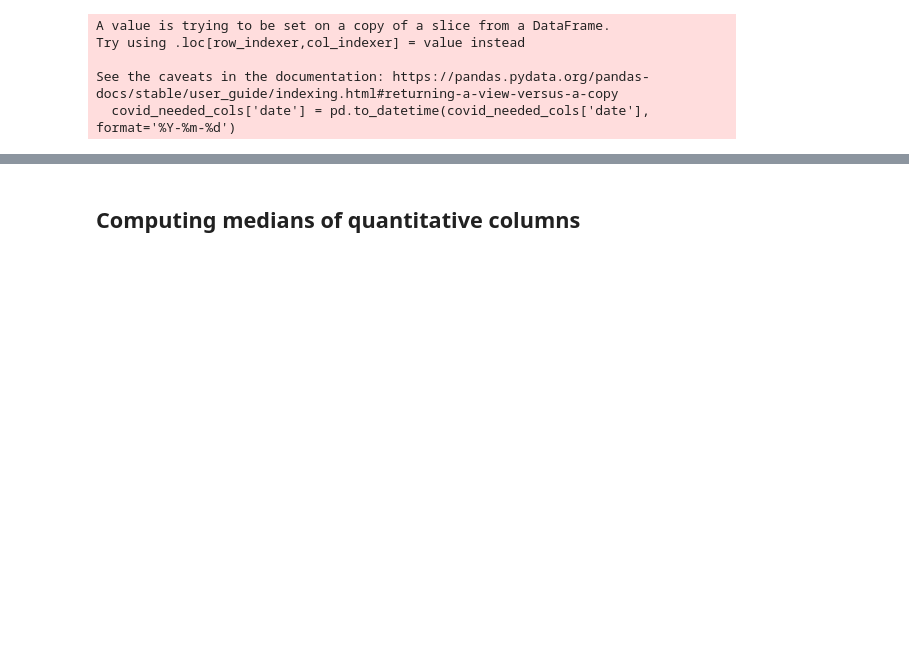
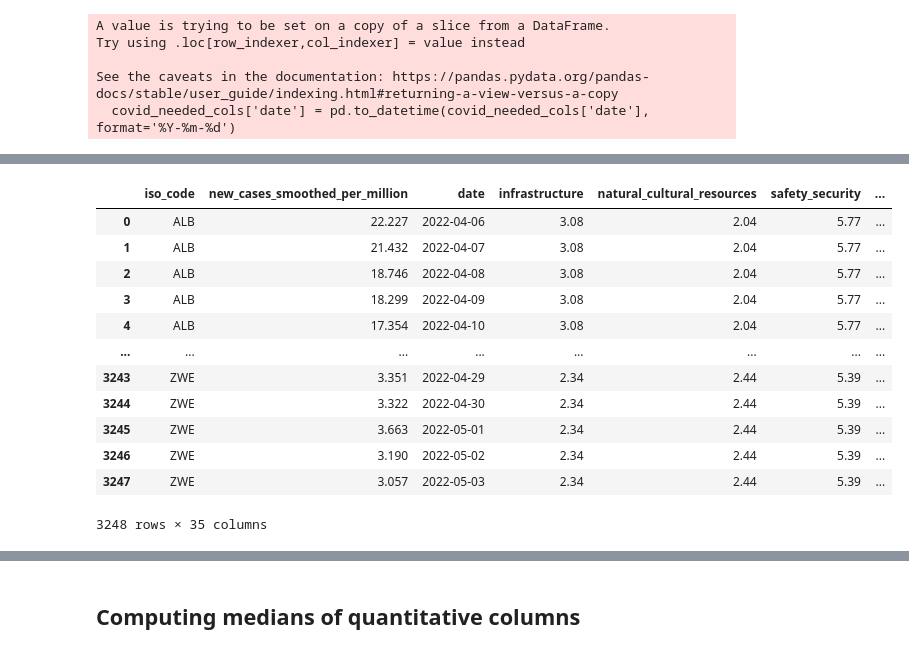
Before and after one commit to serenawatson/data3888, a Jupyter notebook: Eve_initial_variable_selection_clustering.ipynb, the cells around one changed output, grey strips where cells are left out. Cells and saved outputs as stored; diff of their text form; code cells hidden in the pictures; blank space fills up the shorter version.

```diff
--- a/Eve_initial_variable_selection_clustering.ipynb
+++ b/Eve_initial_variable_selection_clustering.ipynb
@@ -107,3 +175,19 @@ covid_merged = pd.merge(covid_needed_cols, non_covid, on="iso_code")
+# %%
+covid_merged
+# %% [output]
+|  | iso_code | new_cases_smoothed_per_million | date | infrastructure | natural_cultural_resources | safety_security | ... |
+| 0 | ALB | 22.227 | 2022-04-06 | 3.08 | 2.04 | 5.77 | ... |
+| 1 | ALB | 21.432 | 2022-04-07 | 3.08 | 2.04 | 5.77 | ... |
+| 2 | ALB | 18.746 | 2022-04-08 | 3.08 | 2.04 | 5.77 | ... |
+| 3 | ALB | 18.299 | 2022-04-09 | 3.08 | 2.04 | 5.77 | ... |
+| 4 | ALB | 17.354 | 2022-04-10 | 3.08 | 2.04 | 5.77 | ... |
+| ... | ... | ... | ... | ... | ... | ... | ... |
+| 3243 | ZWE | 3.351 | 2022-04-29 | 2.34 | 2.44 | 5.39 | ... |
+| 3244 | ZWE | 3.322 | 2022-04-30 | 2.34 | 2.44 | 5.39 | ... |
+| 3245 | ZWE | 3.663 | 2022-05-01 | 2.34 | 2.44 | 5.39 | ... |
+| 3246 | ZWE | 3.190 | 2022-05-02 | 2.34 | 2.44 | 5.39 | ... |
+| 3247 | ZWE | 3.057 | 2022-05-03 | 2.34 | 2.44 | 5.39 | ... |
+3248 rows × 35 columns
 # %%
 covid_merged = covid_merged[list(set(non_covid_colnames).union(set(covid_colnames)))]
 covid_merged
```
Also changed, not shown: parts of 30 cells of this notebook.
